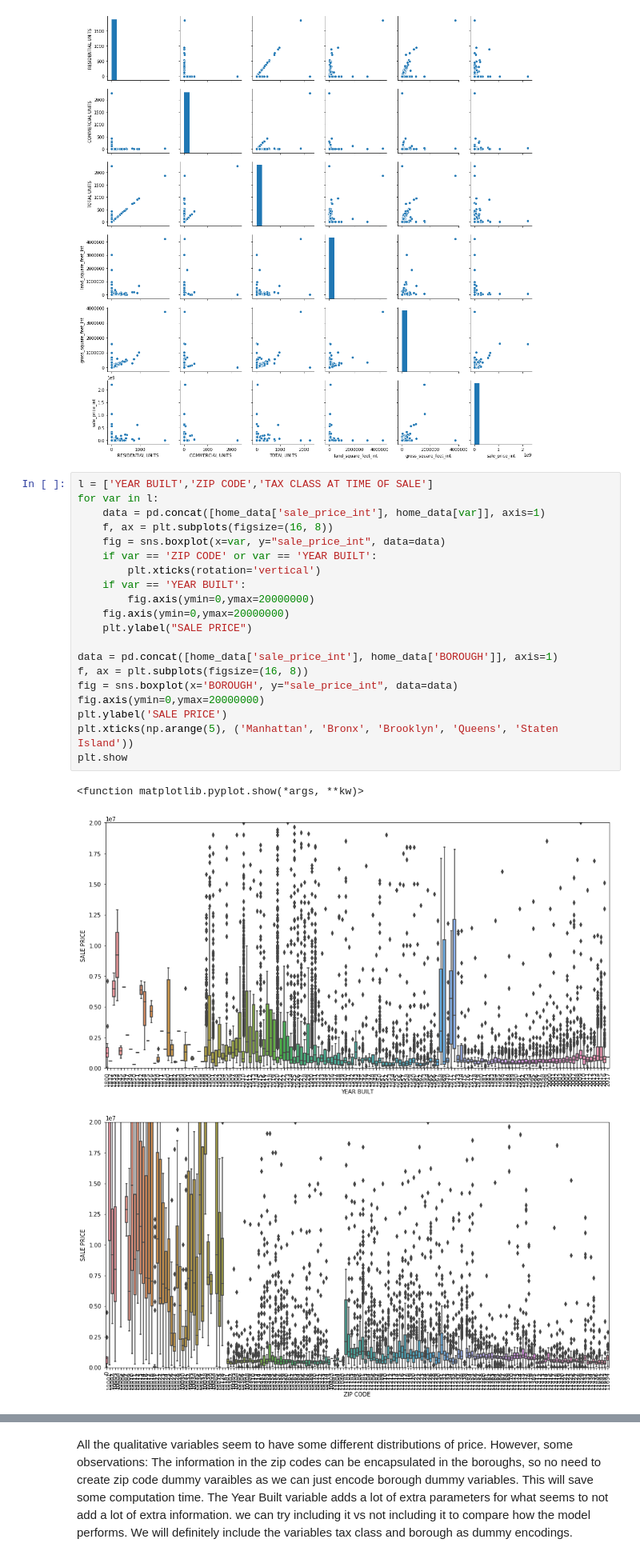
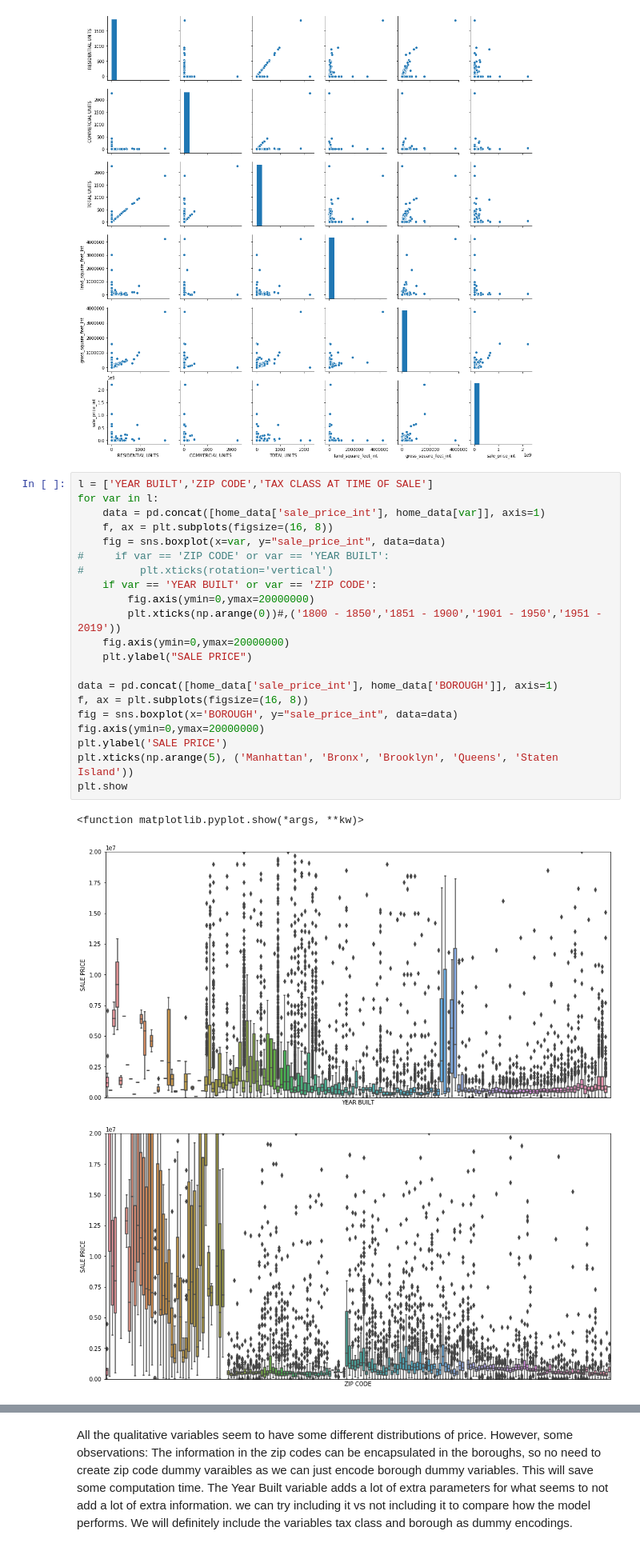
Before and after one commit to kmart8/DS-502-Project, a Jupyter notebook: NYC Dataset Notebook.ipynb, the cells around one changed output, grey strips where cells are left out. Shown: that part at 80% size. Saved outputs shown, nothing was run; the diff lists cells and outputs as text.

```diff
--- a/NYC Dataset Notebook.ipynb
+++ b/NYC Dataset Notebook.ipynb
@@ -89,27 +95,28 @@ sns.pairplot(home_data[['RESIDENTIAL UNITS','COMMERCIAL UNITS', 'TOTAL UNITS', '
 # %%
 l = ['YEAR BUILT','ZIP CODE','TAX CLASS AT TIME OF SALE']
 for var in l:
     data = pd.concat([home_data['sale_price_int'], home_data[var]], axis=1)
     f, ax = plt.subplots(figsize=(16, 8))
     fig = sns.boxplot(x=var, y="sale_price_int", data=data)
-    if var == 'ZIP CODE' or var == 'YEAR BUILT':
-        plt.xticks(rotation='vertical')
-    if var == 'YEAR BUILT':
+#     if var == 'ZIP CODE' or var == 'YEAR BUILT':
+#         plt.xticks(rotation='vertical')
+    if var == 'YEAR BUILT' or var == 'ZIP CODE':
         fig.axis(ymin=0,ymax=20000000)
+        plt.xticks(np.arange(0))#,('1800 - 1850','1851 - 1900','1901 - 1950','1951 - 2019'))
     fig.axis(ymin=0,ymax=20000000)
     plt.ylabel("SALE PRICE")
 
 data = pd.concat([home_data['sale_price_int'], home_data['BOROUGH']], axis=1)
 f, ax = plt.subplots(figsize=(16, 8))
 fig = sns.boxplot(x='BOROUGH', y="sale_price_int", data=data)
 fig.axis(ymin=0,ymax=20000000)
 plt.ylabel('SALE PRICE')
 plt.xticks(np.arange(5), ('Manhattan', 'Bronx', 'Brooklyn', 'Queens', 'Staten Island'))
 plt.show
 # %% [output]
 <function matplotlib.pyplot.show(*args, **kw)>
-[figure, old version]
+[figure, new version]
-[figure, old version]
+[figure, new version]
 [figure]
 [figure]
 # %% [markdown]
```
Also changed, not shown: parts of 6 cells of this notebook.
